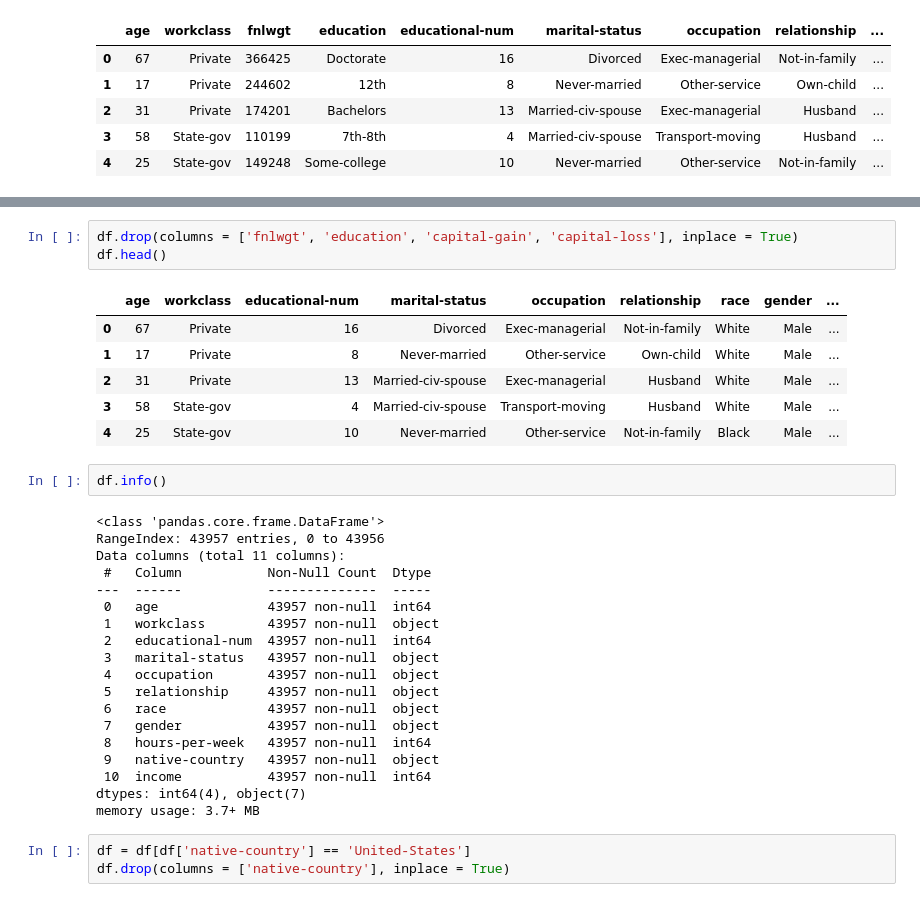
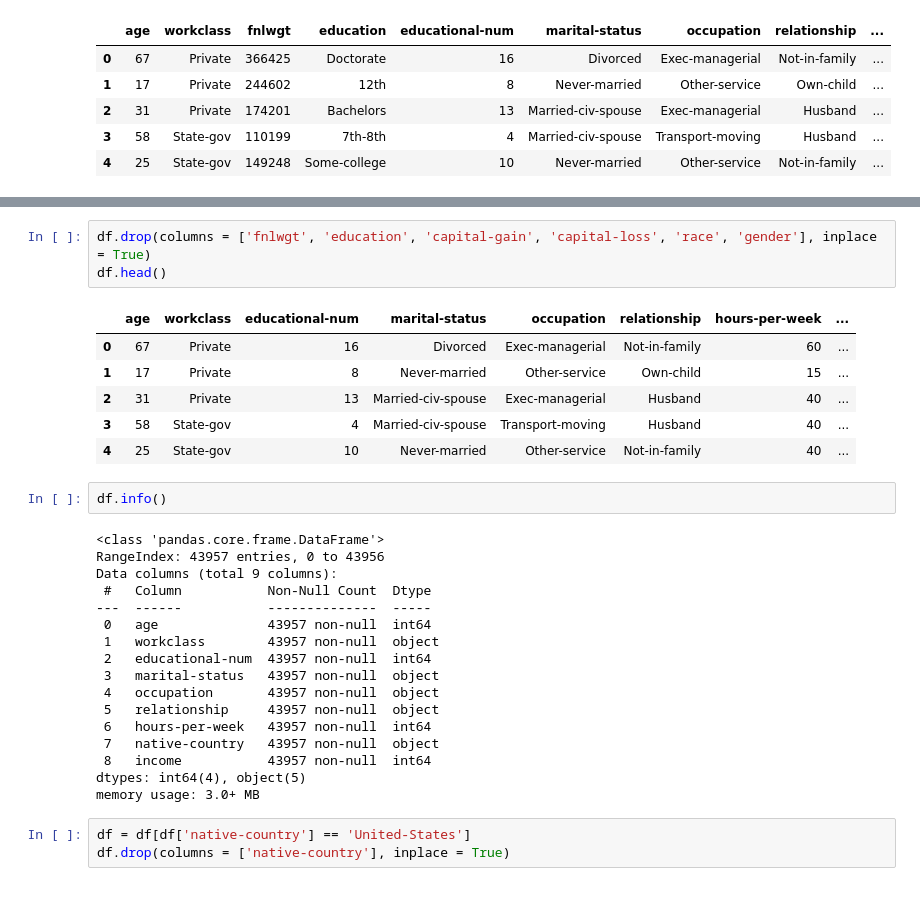
Before and after one commit to 2021-2-BIg-Data/2021-2-Big-Data, a Jupyter notebook: ml_styoo/modeling.ipynb, the cells around one changed output, grey strips where cells are left out. Cells and saved outputs as stored; diff of their text form.

```diff
--- a/ml_styoo/modeling.ipynb
+++ b/ml_styoo/modeling.ipynb
@@ -88,21 +88,21 @@ native-country     0
 income             0
 dtype: int64
 # %%
-df.drop(columns = ['fnlwgt', 'education', 'capital-gain', 'capital-loss'], inplace = True)
+df.drop(columns = ['fnlwgt', 'education', 'capital-gain', 'capital-loss', 'race', 'gender'], inplace = True)
 df.head()
 # %% [output]
-|  | age | workclass | educational-num | marital-status | occupation | relationship | race | gender | ... |
-| 0 | 67 | Private | 16 | Divorced | Exec-managerial | Not-in-family | White | Male | ... |
-| 1 | 17 | Private | 8 | Never-married | Other-service | Own-child | White | Male | ... |
-| 2 | 31 | Private | 13 | Married-civ-spouse | Exec-managerial | Husband | White | Male | ... |
-| 3 | 58 | State-gov | 4 | Married-civ-spouse | Transport-moving | Husband | White | Male | ... |
-| 4 | 25 | State-gov | 10 | Never-married | Other-service | Not-in-family | Black | Male | ... |
+|  | age | workclass | educational-num | marital-status | occupation | relationship | hours-per-week | ... |
+| 0 | 67 | Private | 16 | Divorced | Exec-managerial | Not-in-family | 60 | ... |
+| 1 | 17 | Private | 8 | Never-married | Other-service | Own-child | 15 | ... |
+| 2 | 31 | Private | 13 | Married-civ-spouse | Exec-managerial | Husband | 40 | ... |
+| 3 | 58 | State-gov | 4 | Married-civ-spouse | Transport-moving | Husband | 40 | ... |
+| 4 | 25 | State-gov | 10 | Never-married | Other-service | Not-in-family | 40 | ... |
 # %%
 df.info()
 # %% [output]
 <class 'pandas.core.frame.DataFrame'>
 RangeIndex: 43957 entries, 0 to 43956
-Data columns (total 11 columns):
+Data columns (total 9 columns):
  #   Column           Non-Null Count  Dtype
 ---  ------           --------------  -----
  0   age              43957 non-null  int64
@@ -111,13 +111,11 @@ Data columns (total 11 columns):
  3   marital-status   43957 non-null  object
  4   occupation       43957 non-null  object
  5   relationship     43957 non-null  object
- 6   race             43957 non-null  object
- 7   gender           43957 non-null  object
- 8   hours-per-week   43957 non-null  int64
- 9   native-country   43957 non-null  object
- 10  income           43957 non-null  int64
-dtypes: int64(4), object(7)
-memory usage: 3.7+ MB
+ 6   hours-per-week   43957 non-null  int64
+ 7   native-country   43957 non-null  object
+ 8   income           43957 non-null  int64
+dtypes: int64(4), object(5)
+memory usage: 3.0+ MB
 # %%
 df = df[df['native-country'] == 'United-States']
 df.drop(columns = ['native-country'], inplace = True)
```
Also changed, not shown: parts of 17 cells of this notebook, 2 other files.
